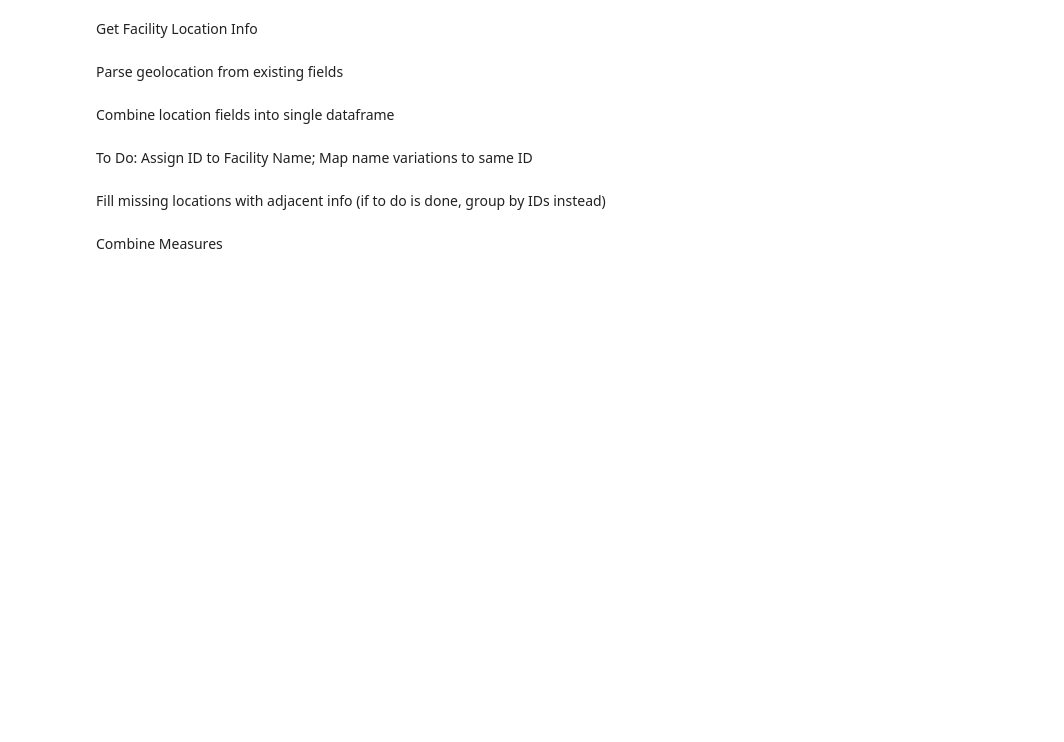
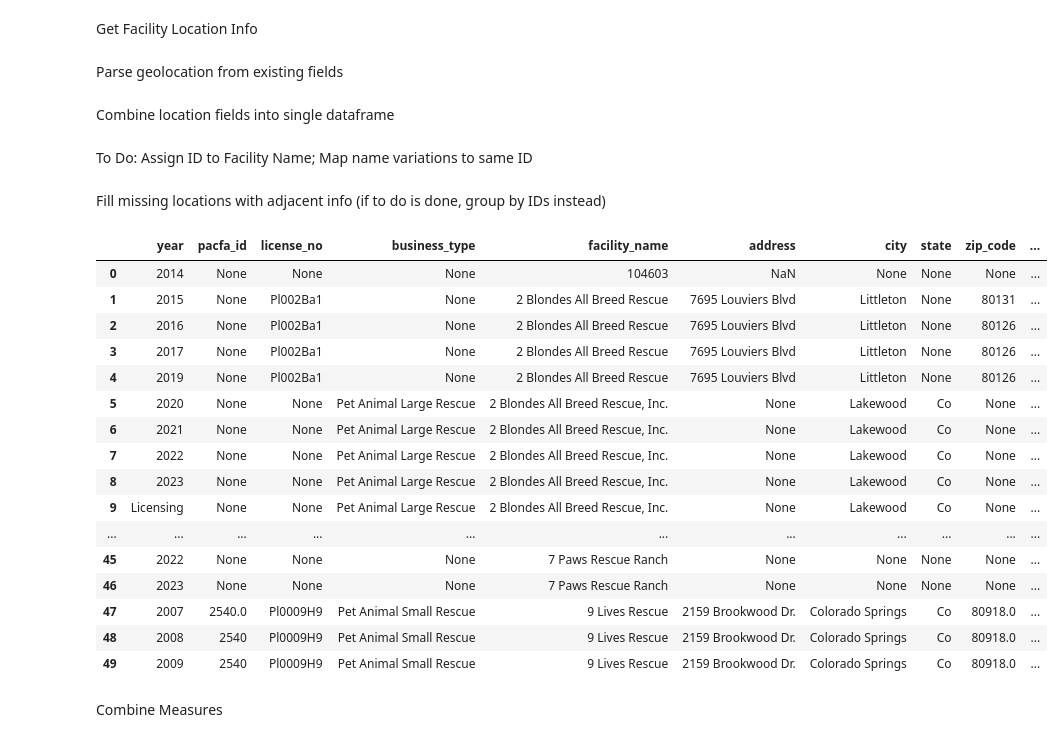
Before and after one commit to hhashisaka/no-kill-colorado, a Jupyter notebook: data-wrangling.ipynb, the cells around one changed output. Cells and saved outputs as stored; diff of their text form; code cells hidden in the pictures; blank space fills up the shorter version.

```diff
--- a/data-wrangling.ipynb
+++ b/data-wrangling.ipynb
@@ -415,11 +415,37 @@ Fill missing locations with adjacent info (if to do is done, group by IDs instea
 # First, sort by facility_name and year (most recent last)
 facilities_df = facilities_df.sort_values(by=["facility_name", "year"])
 
+# Remove values from license_no that don't start with 'Pl' or 'Ag', but keep null values
+facilities_df['license_no'] = facilities_df['license_no'].where(
+    facilities_df['license_no'].isna() | facilities_df['license_no'].str.startswith(('Pl', 'Ag')),
+    None
+)
+
 # Fill missing values within each facility_name group, using the most recent (last valid) value
-facilities_df = facilities_df.groupby("facility_name")[["year","pacfa_id","business_type","facility_name","address","city","state","zip_code","county","latitude","longitude"]].apply(lambda g: g.ffill().bfill(), include_groups=True)
+facilities_df = facilities_df.groupby("facility_name")[["year","pacfa_id","license_no","business_type","facility_name","address","city","state","zip_code","county","latitude","longitude"]].apply(lambda g: g.ffill().bfill(), include_groups=True)
 
 # Reset index after groupby
 facilities_df = facilities_df.reset_index(drop=True)
+# %%
+facilities_df.head(50)
+# %% [output]
+|  | year | pacfa_id | license_no | business_type | facility_name | address | city | state | zip_code | ... |
+| 0 | 2014 | None | None | None | 104603 | NaN | None | None | None | ... |
+| 1 | 2015 | None | Pl002Ba1 | None | 2 Blondes All Breed Rescue | 7695 Louviers Blvd | Littleton | None | 80131 | ... |
+| 2 | 2016 | None | Pl002Ba1 | None | 2 Blondes All Breed Rescue | 7695 Louviers Blvd | Littleton | None | 80126 | ... |
+| 3 | 2017 | None | Pl002Ba1 | None | 2 Blondes All Breed Rescue | 7695 Louviers Blvd | Littleton | None | 80126 | ... |
+| 4 | 2019 | None | Pl002Ba1 | None | 2 Blondes All Breed Rescue | 7695 Louviers Blvd | Littleton | None | 80126 | ... |
+| 5 | 2020 | None | None | Pet Animal Large Rescue | 2 Blondes All Breed Rescue, Inc. | None | Lakewood | Co | None | ... |
+| 6 | 2021 | None | None | Pet Animal Large Rescue | 2 Blondes All Breed Rescue, Inc. | None | Lakewood | Co | None | ... |
+| 7 | 2022 | None | None | Pet Animal Large Rescue | 2 Blondes All Breed Rescue, Inc. | None | Lakewood | Co | None | ... |
+| 8 | 2023 | None | None | Pet Animal Large Rescue | 2 Blondes All Breed Rescue, Inc. | None | Lakewood | Co | None | ... |
+| 9 | Licensing | None | None | Pet Animal Large Rescue | 2 Blondes All Breed Rescue, Inc. | None | Lakewood | Co | None | ... |
+| ... | ... | ... | ... | ... | ... | ... | ... | ... | ... | ... |
+| 45 | 2022 | None | None | None | 7 Paws Rescue Ranch | None | None | None | None | ... |
+| 46 | 2023 | None | None | None | 7 Paws Rescue Ranch | None | None | None | None | ... |
+| 47 | 2007 | 2540.0 | Pl0009H9 | Pet Animal Small Rescue | 9 Lives Rescue | 2159 Brookwood Dr. | Colorado Springs | Co | 80918.0 | ... |
+| 48 | 2008 | 2540 | Pl0009H9 | Pet Animal Small Rescue | 9 Lives Rescue | 2159 Brookwood Dr. | Colorado Springs | Co | 80918.0 | ... |
+| 49 | 2009 | 2540 | Pl0009H9 | Pet Animal Small Rescue | 9 Lives Rescue | 2159 Brookwood Dr. | Colorado Springs | Co | 80918.0 | ... |
 # %%
 facilities_df.to_csv("/workspaces/no-kill-colorado/facility_location.csv",index=False)
 # %% [markdown]
```
Also changed, not shown: parts of 2 cells of this notebook, 2 other files.
